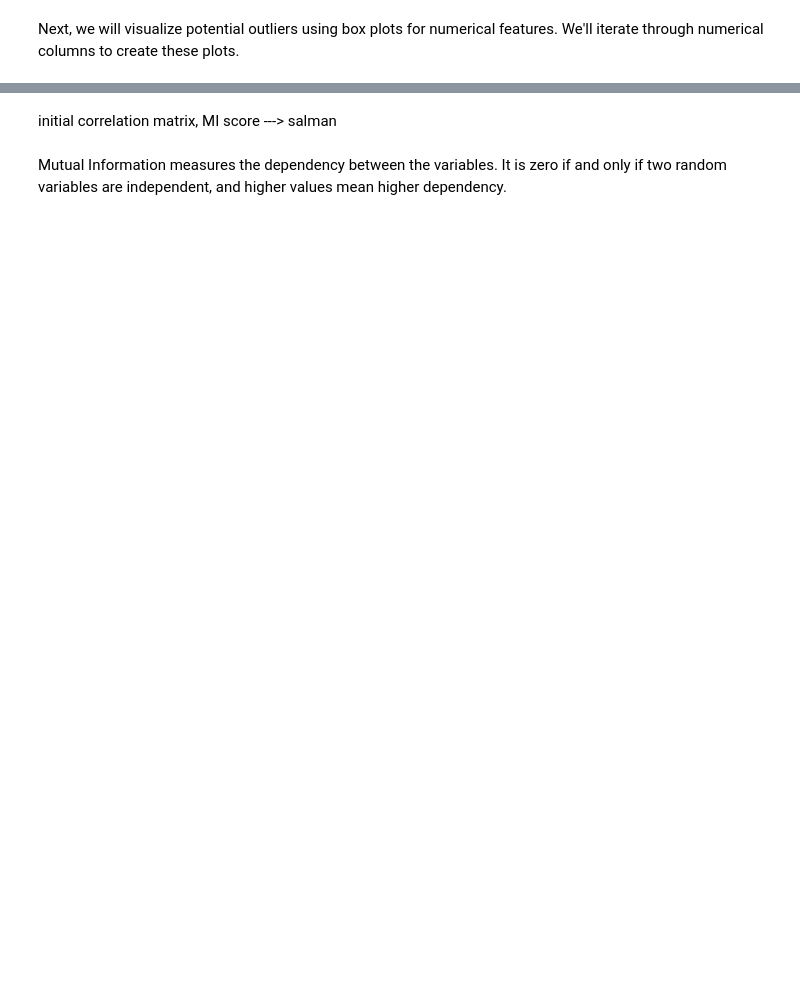
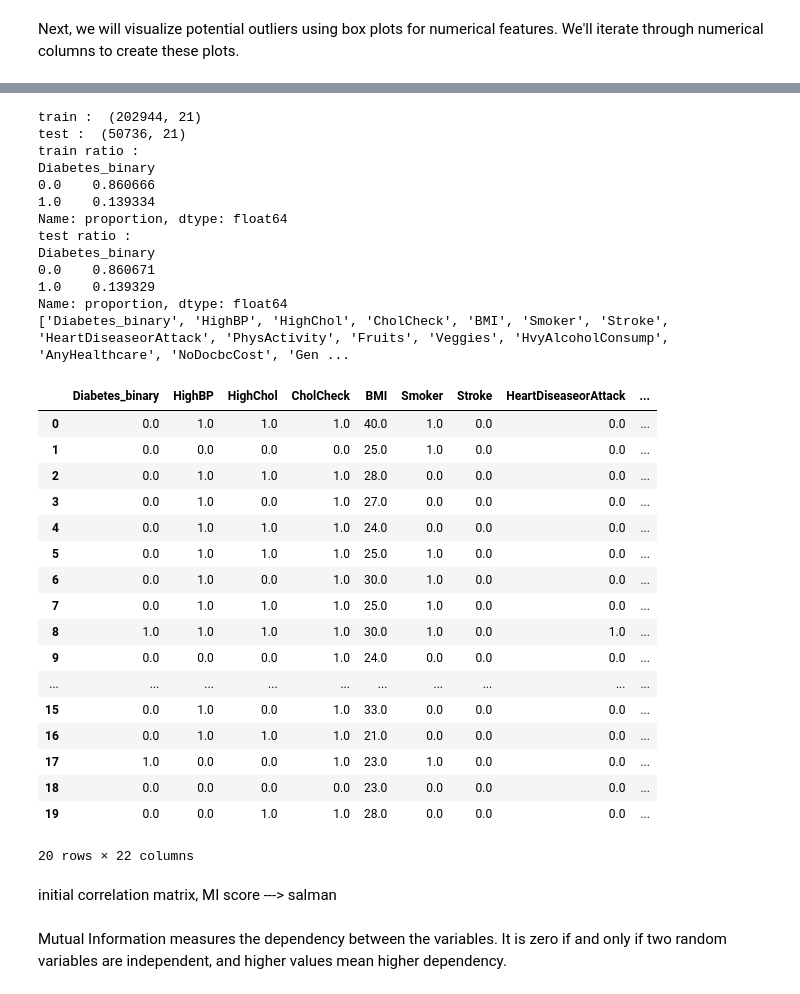
Before and after one commit to ArsenicV/IT2011-AIML-Project, a Jupyter notebook: notebooks/drist_preprocessing.ipynb, the cells around one changed output, grey strips where cells are left out. Drawn from its saved outputs; the diff is of its cells as text; code cells hidden in the pictures; blank space fills up the shorter version.

```diff
--- a/notebooks/drist_preprocessing.ipynb
+++ b/notebooks/drist_preprocessing.ipynb
@@ -62,18 +88,56 @@ file_path = '/content/drive/MyDrive/datasets/diabetes_binary_health_indicators_B
 # %%
 # Train test split, dropping Y (label)
 df = pd.read_csv(file_path)
 x= df.drop('Diabetes_binary', axis=1)
 y=df['Diabetes_binary']
 
 xtrain, xtest, ytrain, ytest = train_test_split(x, y, test_size=0.2, stratify = y, random_state=42)
 
 print("train : ", xtrain.shape)
 print("test : ", xtest.shape)
 
 print("train ratio : ")
 print(ytrain.value_counts(normalize=True))
 print("test ratio : ")
 print(ytest.value_counts(normalize=True))
+
+
+
+
+print(list(df.columns))
+df.head(20)
+# %% [output]
+train :  (202944, 21)
+test :  (50736, 21)
+train ratio :
+Diabetes_binary
+0.0    0.860666
+1.0    0.139334
+Name: proportion, dtype: float64
+test ratio :
+Diabetes_binary
+0.0    0.860671
+1.0    0.139329
+Name: proportion, dtype: float64
+['Diabetes_binary', 'HighBP', 'HighChol', 'CholCheck', 'BMI', 'Smoker', 'Stroke', 'HeartDiseaseorAttack', 'PhysActivity', 'Fruits', 'Veggies', 'HvyAlcoholConsump', 'AnyHealthcare', 'NoDocbcCost', 'Gen ...
+|  | Diabetes_binary | HighBP | HighChol | CholCheck | BMI | Smoker | Stroke | HeartDiseaseorAttack | ... |
+| 0 | 0.0 | 1.0 | 1.0 | 1.0 | 40.0 | 1.0 | 0.0 | 0.0 | ... |
+| 1 | 0.0 | 0.0 | 0.0 | 0.0 | 25.0 | 1.0 | 0.0 | 0.0 | ... |
+| 2 | 0.0 | 1.0 | 1.0 | 1.0 | 28.0 | 0.0 | 0.0 | 0.0 | ... |
+| 3 | 0.0 | 1.0 | 0.0 | 1.0 | 27.0 | 0.0 | 0.0 | 0.0 | ... |
+| 4 | 0.0 | 1.0 | 1.0 | 1.0 | 24.0 | 0.0 | 0.0 | 0.0 | ... |
+| 5 | 0.0 | 1.0 | 1.0 | 1.0 | 25.0 | 1.0 | 0.0 | 0.0 | ... |
+| 6 | 0.0 | 1.0 | 0.0 | 1.0 | 30.0 | 1.0 | 0.0 | 0.0 | ... |
+| 7 | 0.0 | 1.0 | 1.0 | 1.0 | 25.0 | 1.0 | 0.0 | 0.0 | ... |
+| 8 | 1.0 | 1.0 | 1.0 | 1.0 | 30.0 | 1.0 | 0.0 | 1.0 | ... |
+| 9 | 0.0 | 0.0 | 0.0 | 1.0 | 24.0 | 0.0 | 0.0 | 0.0 | ... |
+| ... | ... | ... | ... | ... | ... | ... | ... | ... | ... |
+| 15 | 0.0 | 1.0 | 0.0 | 1.0 | 33.0 | 0.0 | 0.0 | 0.0 | ... |
+| 16 | 0.0 | 1.0 | 1.0 | 1.0 | 21.0 | 0.0 | 0.0 | 0.0 | ... |
+| 17 | 1.0 | 0.0 | 0.0 | 1.0 | 23.0 | 1.0 | 0.0 | 0.0 | ... |
+| 18 | 0.0 | 0.0 | 0.0 | 0.0 | 23.0 | 0.0 | 0.0 | 0.0 | ... |
+| 19 | 0.0 | 0.0 | 1.0 | 1.0 | 28.0 | 0.0 | 0.0 | 0.0 | ... |
+20 rows × 22 columns
 # %%
 ## download splitted datasets
 
```
Also changed, not shown: parts of 14 cells of this notebook.
